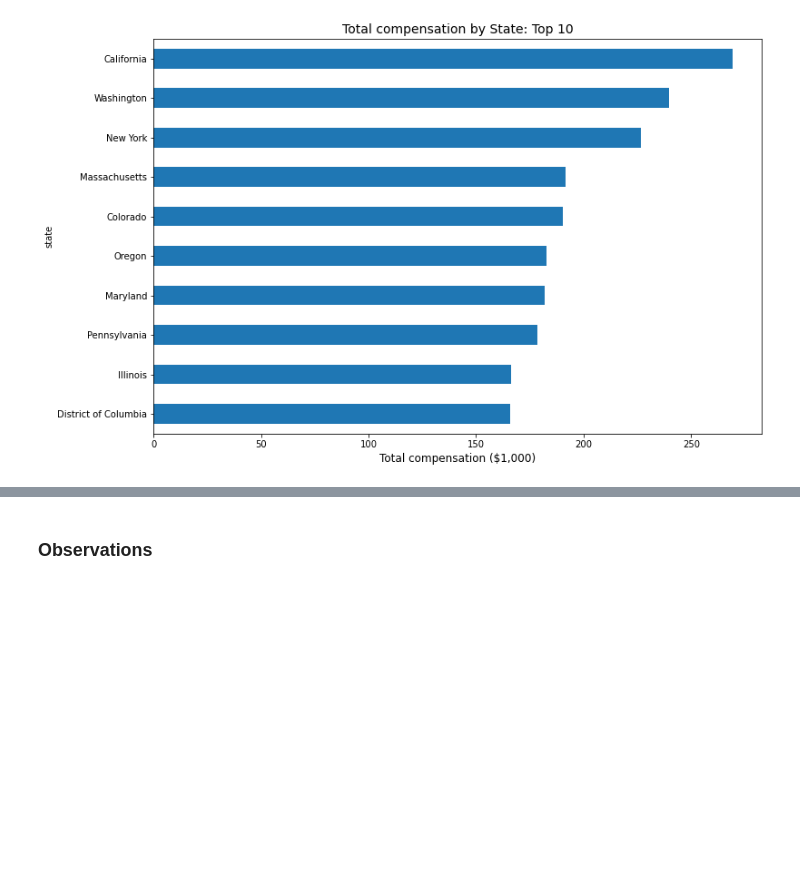
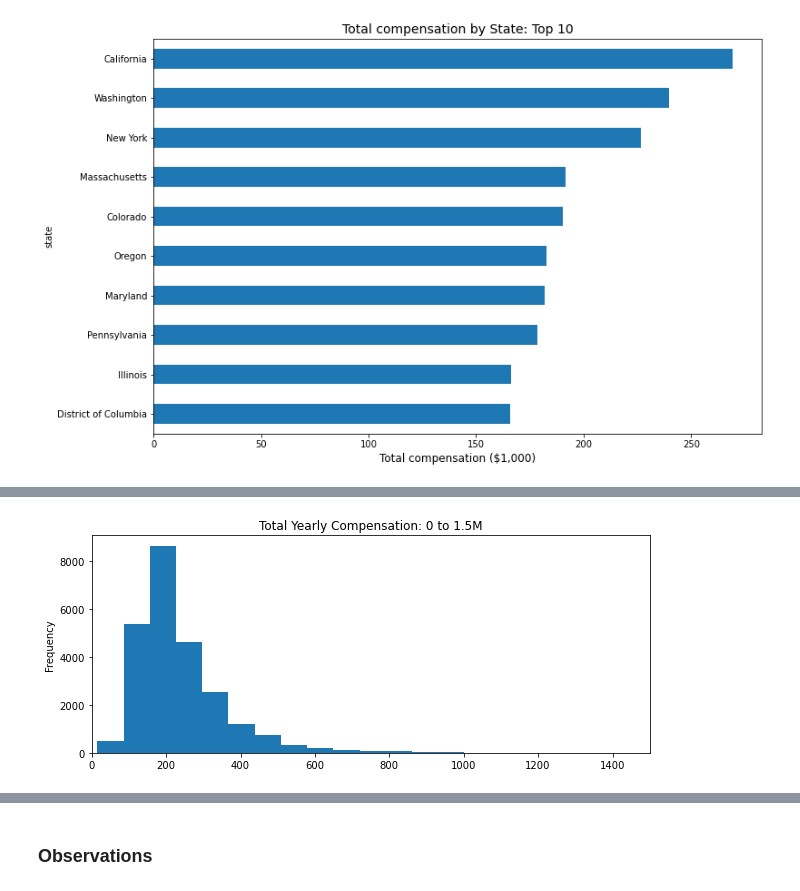
Before and after one commit to mh0805/Group-Project, a Jupyter notebook: Code/EDA_TEAM.ipynb, the cells around one changed output, grey strips where cells are left out. Saved outputs shown, nothing was run; the diff lists cells and outputs as text; code cells hidden in the pictures; blank space fills up the shorter version.

```diff
--- a/Code/EDA_TEAM.ipynb
+++ b/Code/EDA_TEAM.ipynb
@@ -202,0 +240,11 @@ plt.savefig('../Images/total_compensation_by_company.png');
+# %%
+# Total Compensation from 0 to 1.5M
+plt.figure(figsize=(10,4))
+df['totalyearlycompensation'].plot(kind='hist', bins=70, xlim=(0,1500))
+plt.title('Total Yearly Compensation: 0 to 1.5M')
+plt.tight_layout
+
+# Exporting Figure
+plt.savefig('../Images/total_compensation_0_to_1.5m.png');
+# %% [output]
+[figure, added]
```
Also changed, not shown: parts of 54 cells of this notebook, 21 other files.
